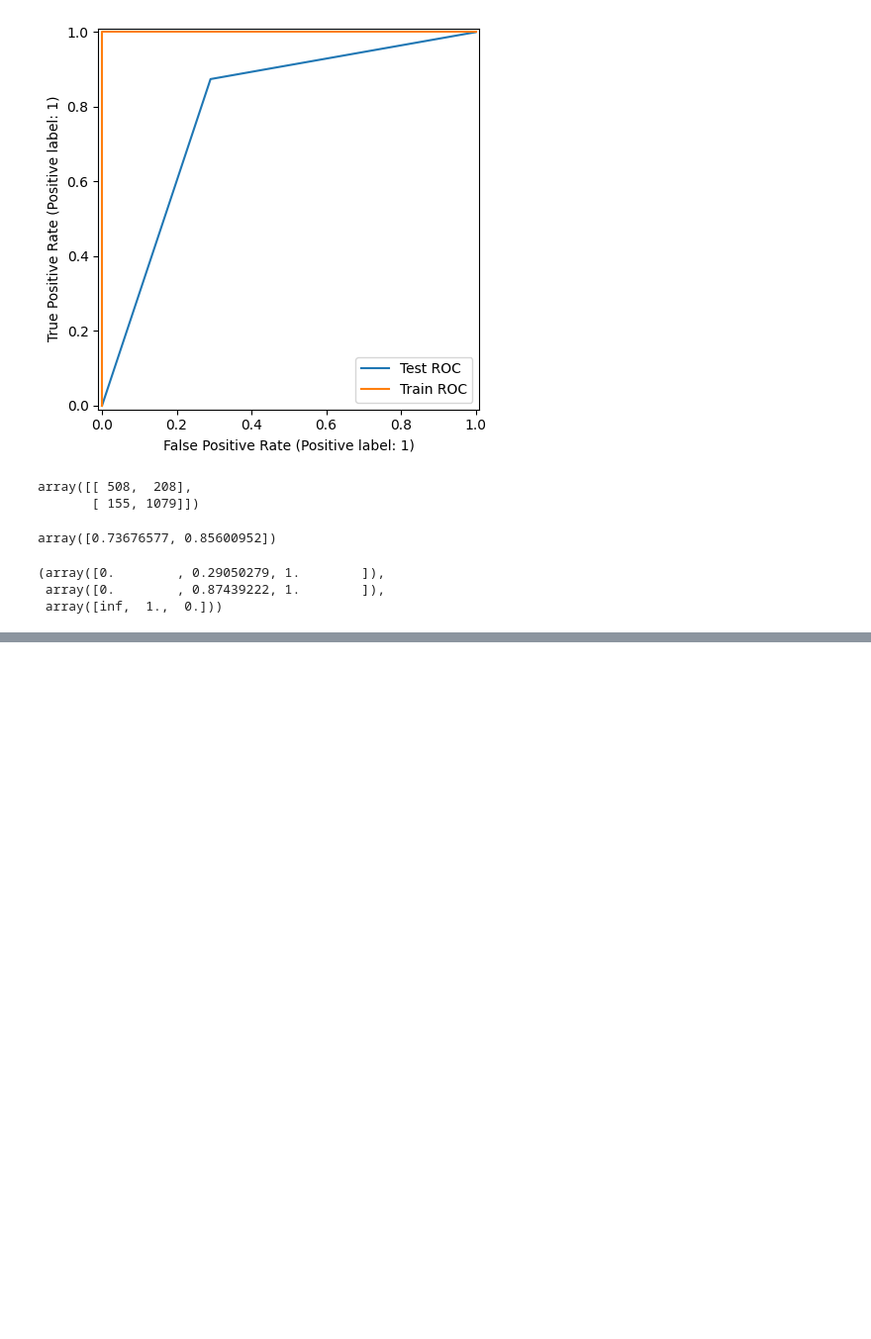
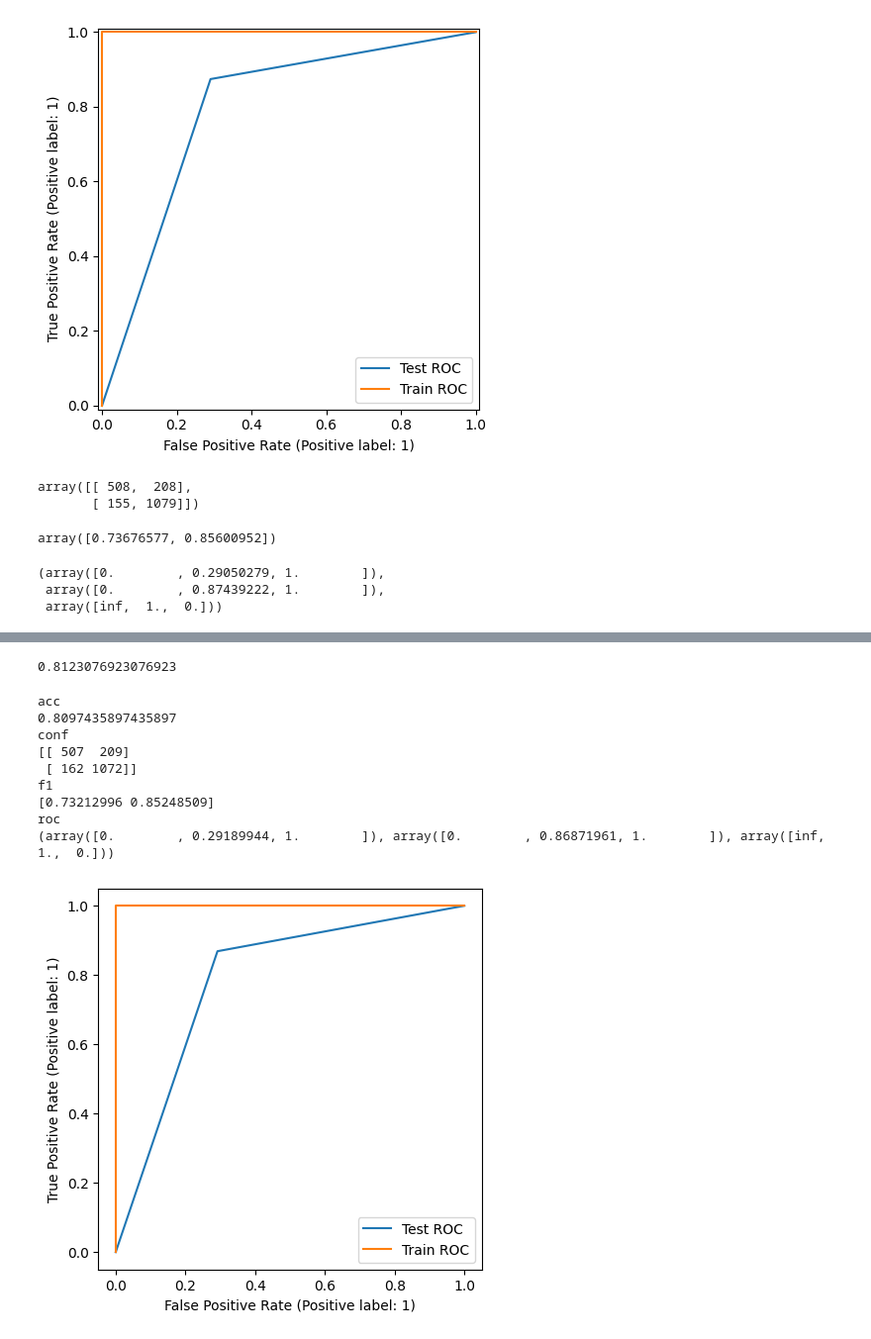
Before and after one commit to ronin49/mbk, a Jupyter notebook: meta.ipynb, the cells around one changed output, grey strips where cells are left out. Shown at 99% size. Drawn from its saved outputs; the diff is of its cells as text; code cells hidden in the pictures; blank space fills up the shorter version.

```diff
--- a/meta.ipynb
+++ b/meta.ipynb
@@ -87,0 +183,52 @@ sklearn.metrics.roc_curve(y_test,predictions)
+# %%
+clf.score(X_test, y_test)
+# %% [output]
+0.8123076923076923
+# %%
+from sklearn.ensemble import StackingClassifier
+from sklearn.neural_network import MLPClassifier
+from sklearn.naive_bayes import GaussianNB
+from sklearn.tree import DecisionTreeClassifier
+from sklearn.neighbors import KNeighborsClassifier
+from sklearn.svm import SVC
+from sklearn.linear_model import LogisticRegression
+estimators = [
+    ('MLPClassifier',MLPClassifier(activation='relu',learning_rate='constant',alpha=0,hidden_layer_sizes=(50, 50))),
+    ('DecisionTreeClassifier',DecisionTreeClassifier(ccp_alpha=0,max_depth=8,min_samples_leaf=2,min_samples_split=2)),
+    ('KNeighborsClassifier',KNeighborsClassifier(algorithm='auto',leaf_size=20,n_neighbors=6,p=1,weights='distance')),
+#    ('SVC',SVC(C=9,kernel='rbf')),
+    ('GaussianNB',GaussianNB()),
+    ('LogisticRegression',LogisticRegression(penalty=None,dual=False,C=6,fit_intercept=True,intercept_scaling=1,class_weight=None,random_state=1,solver='lbfgs',multi_class='auto',l1_ratio=0)),
+]
+clf = StackingClassifier(
+    estimators=estimators
+)
+import warnings
+warnings.filterwarnings("ignore")
+print('acc')
+print(clf.fit(X_train, y_train).score(X_test, y_test))
+predictions = clf.predict(X_test)
+predictions_train = clf.predict(X_train)
+from sklearn.metrics import RocCurveDisplay
+import matplotlib.pyplot as plt
+fig, ax = plt.subplots(figsize=(5,5))
+RocCurveDisplay.from_predictions(y_test,predictions, ax=ax, label='Test ROC')
+RocCurveDisplay.from_predictions(y_train,predictions_train, ax=ax, label='Train ROC')
+import sklearn
+print('conf')
+print(sklearn.metrics.confusion_matrix(y_test,predictions))
+print('f1')
+print(sklearn.metrics.f1_score(y_test,predictions,average=None))
+print('roc')
+print(sklearn.metrics.roc_curve(y_test,predictions))
+# %% [output]
+acc
+0.8097435897435897
+conf
+[[ 507  209]
+ [ 162 1072]]
+f1
+[0.73212996 0.85248509]
+roc
+(array([0.        , 0.29189944, 1.        ]), array([0.        , 0.86871961, 1.        ]), array([inf,  1.,  0.]))
+[figure, added]
```
Also changed, not shown: parts of 20 cells of this notebook, 1 other file.
